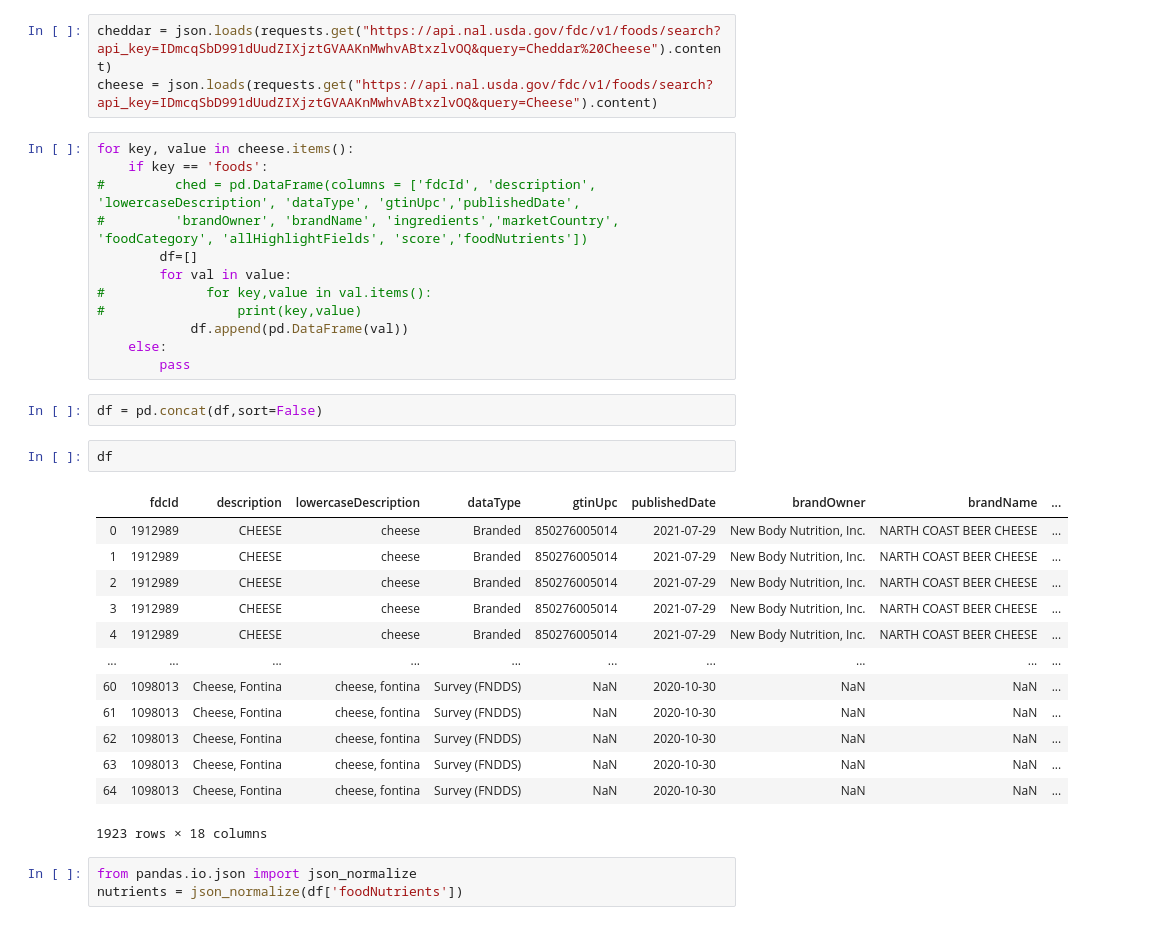
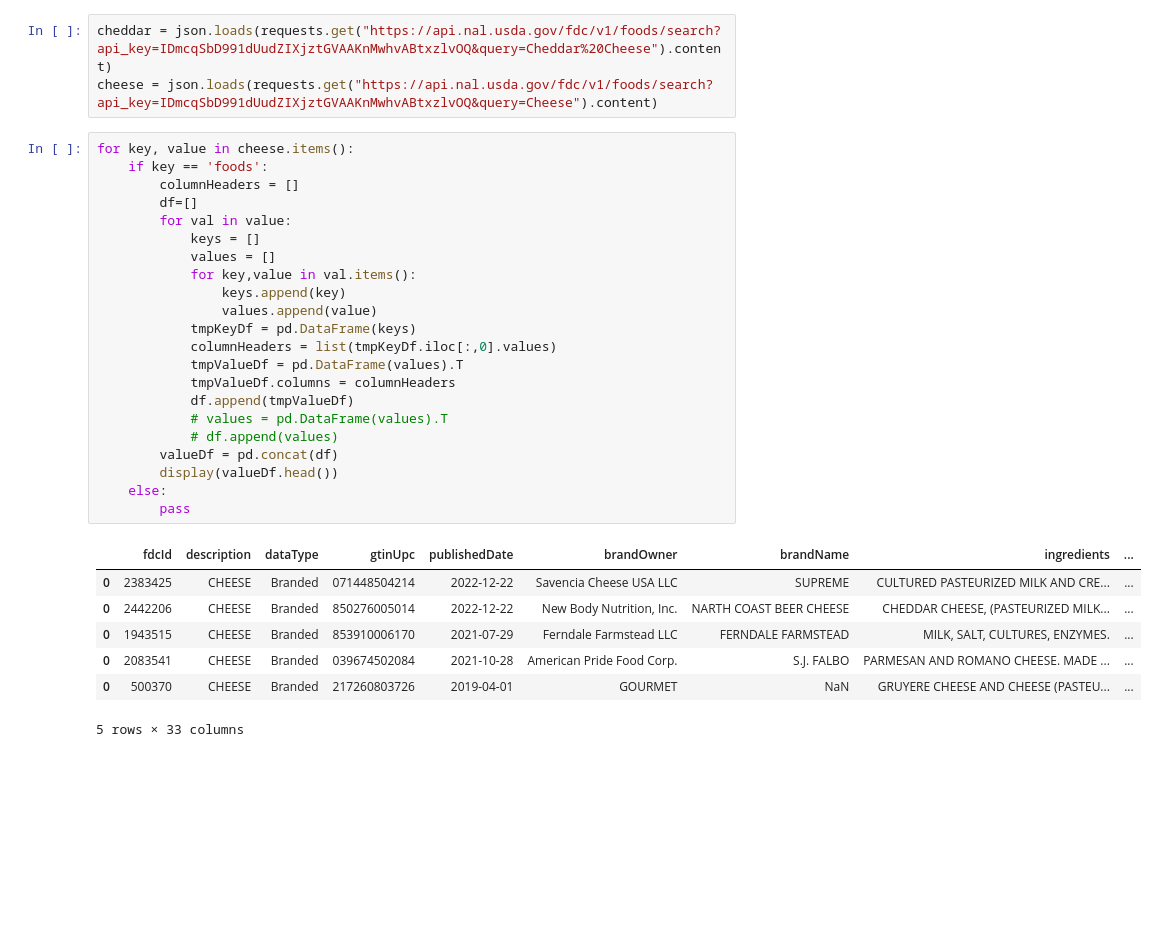
Before and after one commit to nickessner/Diet-copilot, a Jupyter notebook: fdcAPI.ipynb, the cells around one changed output. Saved outputs shown, nothing was run; the diff lists cells and outputs as text; blank space fills up the shorter version.

Commit message:
data wrangling and processing to get data used for protein to calorie ratio (protein density)

```diff
--- a/fdcAPI.ipynb
+++ b/fdcAPI.ipynb
@@ -163,33 +163,30 @@ cheese = json.loads(requests.get("https://api.nal.usda.gov/fdc/v1/foods/search?a
 # %%
 for key, value in cheese.items():
     if key == 'foods':
-#         ched = pd.DataFrame(columns = ['fdcId', 'description', 'lowercaseDescription', 'dataType', 'gtinUpc','publishedDate',
-#         'brandOwner', 'brandName', 'ingredients','marketCountry', 'foodCategory', 'allHighlightFields', 'score','foodNutrients'])
+        columnHeaders = []
         df=[]
         for val in value:
-#             for key,value in val.items():
-#                 print(key,value)
-            df.append(pd.DataFrame(val))
+            keys = []
+            values = []
+            for key,value in val.items():
+                keys.append(key)
+                values.append(value)
+            tmpKeyDf = pd.DataFrame(keys)
+            columnHeaders = list(tmpKeyDf.iloc[:,0].values)
+            tmpValueDf = pd.DataFrame(values).T
+            tmpValueDf.columns = columnHeaders
+            df.append(tmpValueDf)
+            # values = pd.DataFrame(values).T
+            # df.append(values)
+        valueDf = pd.concat(df)
+        display(valueDf.head())
     else:
         pass
+# %% [output]
+|  | fdcId | description | dataType | gtinUpc | publishedDate | brandOwner | brandName | ingredients | ... |
+| 0 | 2383425 | CHEESE | Branded | 071448504214 | 2022-12-22 | Savencia Cheese USA LLC | SUPREME | CULTURED PASTEURIZED MILK AND CRE... | ... |
+| 0 | 2442206 | CHEESE | Branded | 850276005014 | 2022-12-22 | New Body Nutrition, Inc. | NARTH COAST BEER CHEESE | CHEDDAR CHEESE, (PASTEURIZED MILK... | ... |
+| 0 | 1943515 | CHEESE | Branded | 853910006170 | 2021-07-29 | Ferndale Farmstead LLC | FERNDALE FARMSTEAD | MILK, SALT, CULTURES, ENZYMES. | ... |
+| 0 | 2083541 | CHEESE | Branded | 039674502084 | 2021-10-28 | American Pride Food Corp. | S.J. FALBO | PARMESAN AND ROMANO CHEESE. MADE ... | ... |
+| 0 | 500370 | CHEESE | Branded | 217260803726 | 2019-04-01 | GOURMET | NaN | GRUYERE CHEESE AND CHEESE (PASTEU... | ... |
+5 rows × 33 columns
-# %%
-df = pd.concat(df,sort=False)
-# %%
-df
-# %% [output]
-|  | fdcId | description | lowercaseDescription | dataType | gtinUpc | publishedDate | brandOwner | brandName | ... |
-| 0 | 1912989 | CHEESE | cheese | Branded | 850276005014 | 2021-07-29 | New Body Nutrition, Inc. | NARTH COAST BEER CHEESE | ... |
-| 1 | 1912989 | CHEESE | cheese | Branded | 850276005014 | 2021-07-29 | New Body Nutrition, Inc. | NARTH COAST BEER CHEESE | ... |
-| 2 | 1912989 | CHEESE | cheese | Branded | 850276005014 | 2021-07-29 | New Body Nutrition, Inc. | NARTH COAST BEER CHEESE | ... |
-| 3 | 1912989 | CHEESE | cheese | Branded | 850276005014 | 2021-07-29 | New Body Nutrition, Inc. | NARTH COAST BEER CHEESE | ... |
-| 4 | 1912989 | CHEESE | cheese | Branded | 850276005014 | 2021-07-29 | New Body Nutrition, Inc. | NARTH COAST BEER CHEESE | ... |
-| ... | ... | ... | ... | ... | ... | ... | ... | ... | ... |
-| 60 | 1098013 | Cheese, Fontina | cheese, fontina | Survey (FNDDS) | NaN | 2020-10-30 | NaN | NaN | ... |
-| 61 | 1098013 | Cheese, Fontina | cheese, fontina | Survey (FNDDS) | NaN | 2020-10-30 | NaN | NaN | ... |
-| 62 | 1098013 | Cheese, Fontina | cheese, fontina | Survey (FNDDS) | NaN | 2020-10-30 | NaN | NaN | ... |
-| 63 | 1098013 | Cheese, Fontina | cheese, fontina | Survey (FNDDS) | NaN | 2020-10-30 | NaN | NaN | ... |
-| 64 | 1098013 | Cheese, Fontina | cheese, fontina | Survey (FNDDS) | NaN | 2020-10-30 | NaN | NaN | ... |
-1923 rows × 18 columns
-# %%
-from pandas.io.json import json_normalize
-nutrients = json_normalize(df['foodNutrients'])
```
Also changed, not shown: parts of 5 cells of this notebook, 1 other file.
